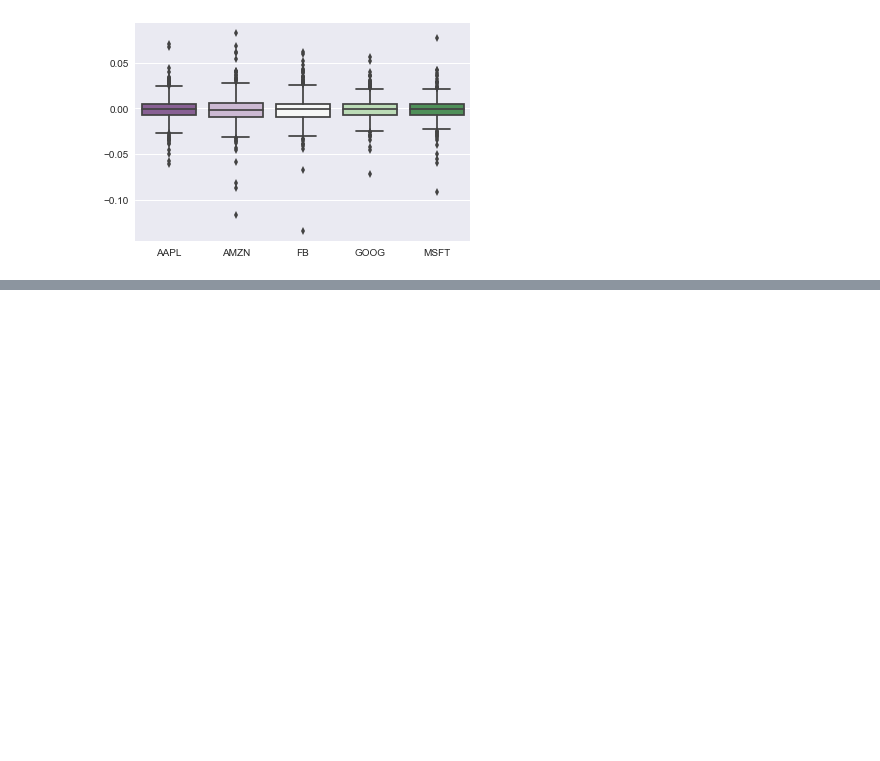
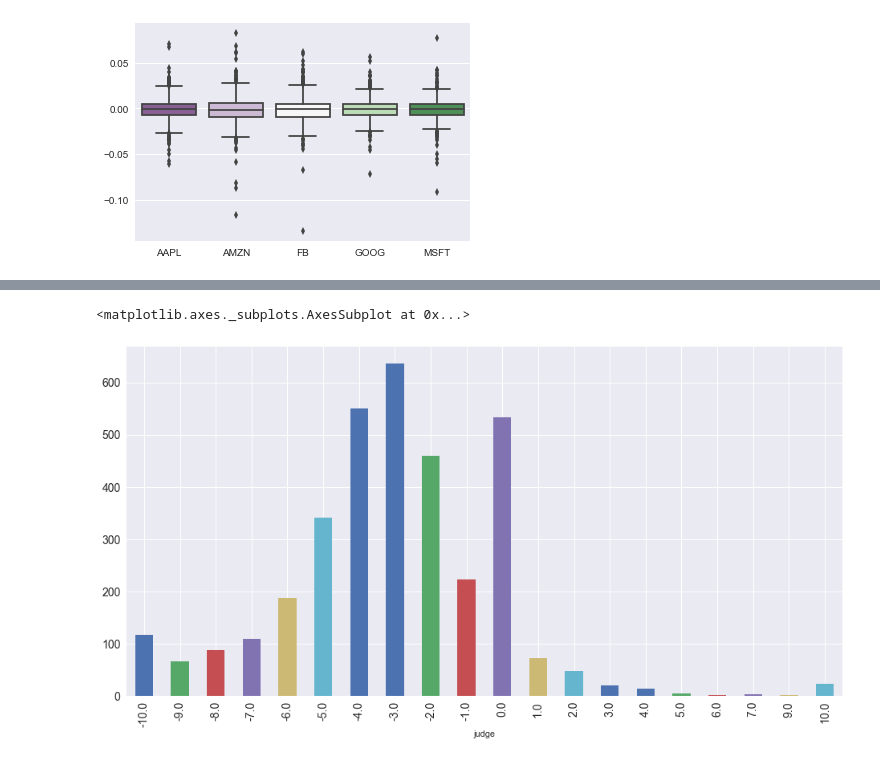
Before and after one commit to Minokun/someCode, a Jupyter notebook: 股票市场分析实战.ipynb, the cells around one changed output, grey strips where cells are left out. Saved outputs shown, nothing was run; the diff lists cells and outputs as text; code cells hidden in the pictures; blank space fills up the shorter version.

```diff
--- a/股票市场分析实战.ipynb
+++ b/股票市场分析实战.ipynb
@@ -101,0 +166,10 @@ sns.boxplot(data=top_tech_dr, palette="PRGn")
+# %%
+def judge_range(line):
+    return pd.Series([round(line, 0)])
+ts_today['judge'] = ts_today.changepercent.apply(judge_range)
+# %%
+sns.set()
+ts_today.groupby('judge').size().sort_index().plot(kind='bar', figsize=(16,8), fontsize=14)
+# %% [output]
+<matplotlib.axes._subplots.AxesSubplot at 0x...>
+[figure, added]
```
Also changed, not shown: parts of 18 cells of this notebook, 7 other files.
